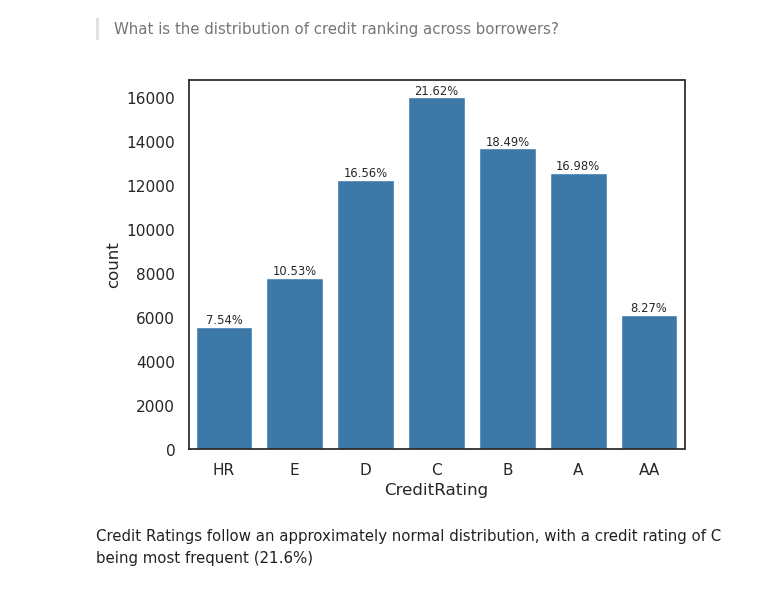
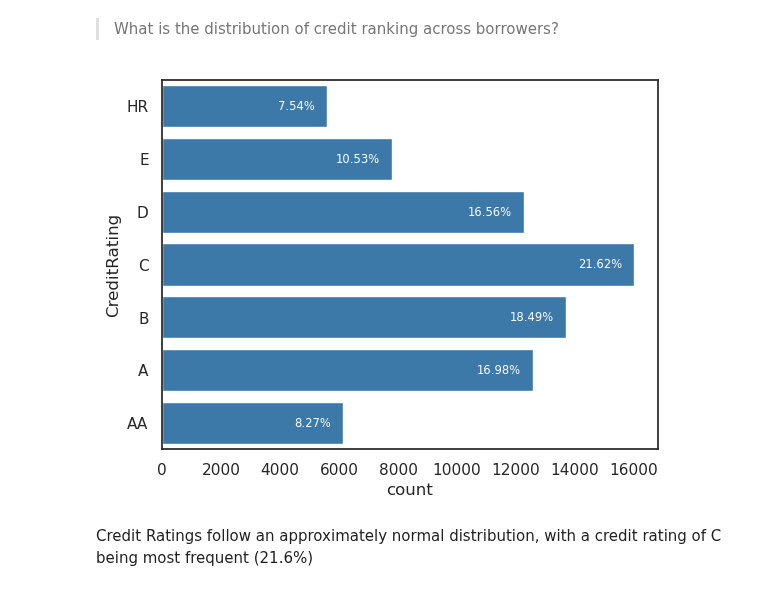
Before and after one commit to tristenwallace/prosper_loan_data_analysis, a Jupyter notebook: src/loan_analysis_explore.ipynb, the cells around one changed output. Cells and saved outputs as stored; diff of their text form; code cells hidden in the pictures.

Commit message:
chore: Update visuals

```diff
--- a/src/loan_analysis_explore.ipynb
+++ b/src/loan_analysis_explore.ipynb
@@ -713,7 +713,7 @@ df.EmploymentStatus = df.EmploymentStatus.replace({'Self-employed': 'Employed',
                         'Full-time': 'Employed', 'Part-time': 'Employed'})
 # %%
 # Repeat of previous plot to review employment grouping
-emp_cnt = df.EmploymentStatus.value_counts()[:]
+emp_cnt = df.EmploymentStatus.value_counts()
 emp_pct = df.EmploymentStatus.value_counts(normalize=True)*100
 emp_pct = emp_pct.round(2)
 
@@ -729,7 +729,7 @@ for i, count in enumerate(emp_cnt):
 > **What is the typical Income Range of borrowers?**
 # %%
 # Counts for income ranges, sort maintains ordinal order
-ir_cnt = df.IncomeRange.value_counts(sort=False)[:]
+ir_cnt = df.IncomeRange.value_counts(sort=False)
 
 # % of total for ranges
 ir_pct = df.IncomeRange.value_counts(normalize=True, sort=False)*100
@@ -802,7 +802,7 @@ If we further explore this distribution, it could be a contender for log scaling
 > **What is the distribution of loan categories?**
 # %%
 # Counts for categories, sliced for enumerate
-lcat_cnt = df.ListingCategory.value_counts()[:]
+lcat_cnt = df.ListingCategory.value_counts()
 
 # % of total for categories
 lcat_pct = df.ListingCategory.value_counts(normalize=True)*100
@@ -825,8 +825,8 @@ The most common loan category was `debt consolidation`, which accounted for 57%
 # %% [markdown]
 > **What are the most common occupations of borrowers?**
 # %%
-# Counts for occupations, sliced for enumerate
-o_cnt = df.Occupation.value_counts()[:]
+# Counts for occupations
+o_cnt = df.Occupation.value_counts()
 
 # % of total for occupations
 o_pct = df.Occupation.value_counts(normalize=True)*100
@@ -849,22 +849,22 @@ The largest category of borrowers falls under `Professional`, constituting 47% o
 # %% [markdown]
 > What is the distribution of credit ranking across borrowers?
 # %%
-# Counts for ratings, sliced for enumerate
-cr_cnt = df.CreditRating.value_counts(sort=False)[:]
+# Counts for ratings
+cr_cnt = df.CreditRating.value_counts(sort=False)
 
 # % of total for ratings
 cr_pct = df.CreditRating.value_counts(normalize=True, sort=False)*100
 cr_pct = cr_pct.round(2)
 
 # Plot bar chart for credit ratings
-sns.countplot(data=df, x="CreditRating", color=color)
+sns.countplot(data=df, y="CreditRating", color=color)
 
 # Append % values as text to bars
 for i, count in enumerate(cr_cnt):
     pct_str = '{}%'.format(cr_pct[i])
-    plt.text(i, count, pct_str, va='bottom', ha='center', size='x-small');
+    plt.text(count-400, i, pct_str, va='center', ha='right', size='x-small', color='white');
 # %% [output]
-[figure, old version]
+[figure, new version]
 # %% [markdown]
 Credit Ratings follow an approximately normal distribution, with a credit rating of C being most frequent (21.6%)
 # %% [markdown]
```
Also changed, not shown: parts of 4 cells of this notebook, 4 other files.
